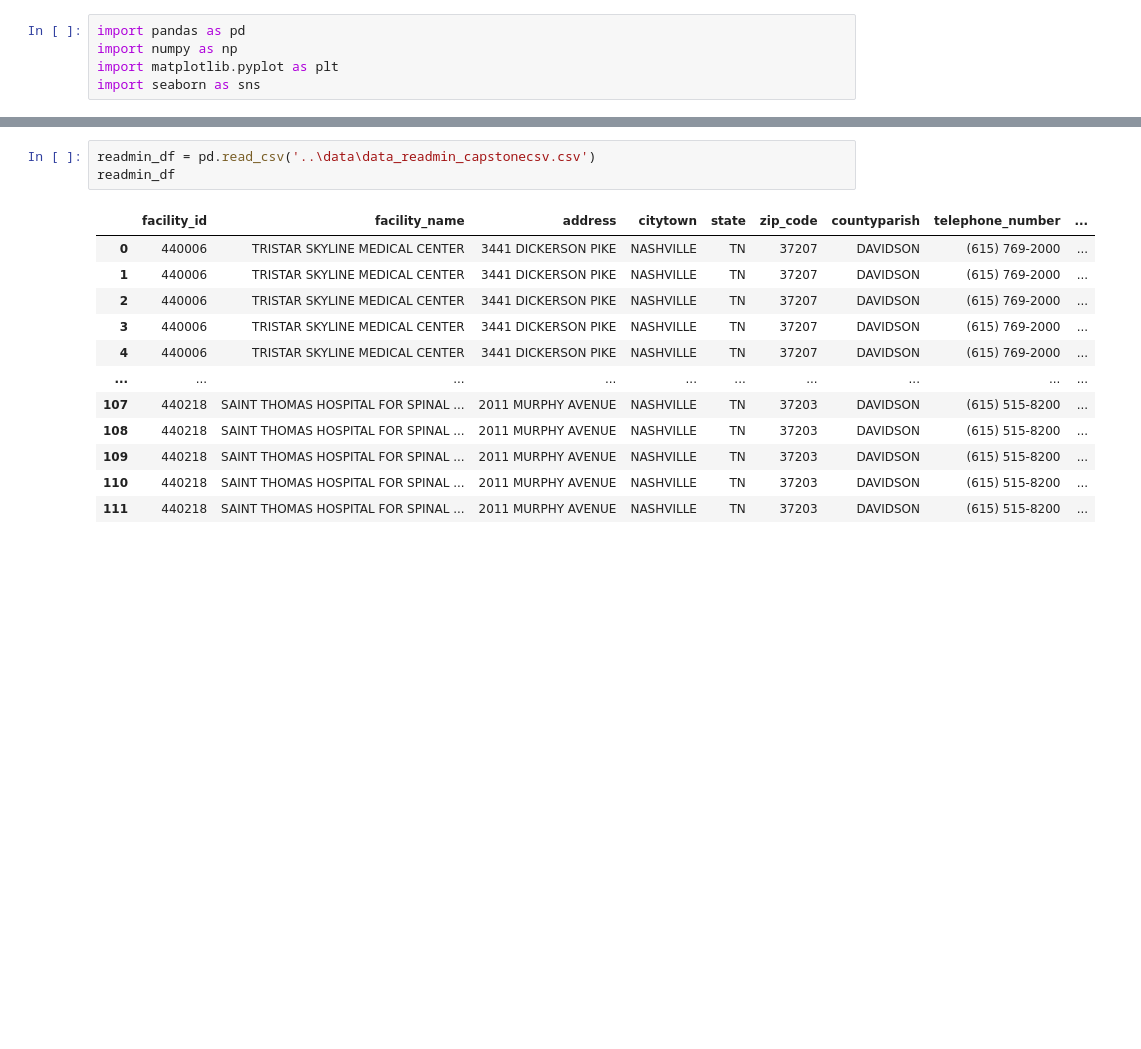
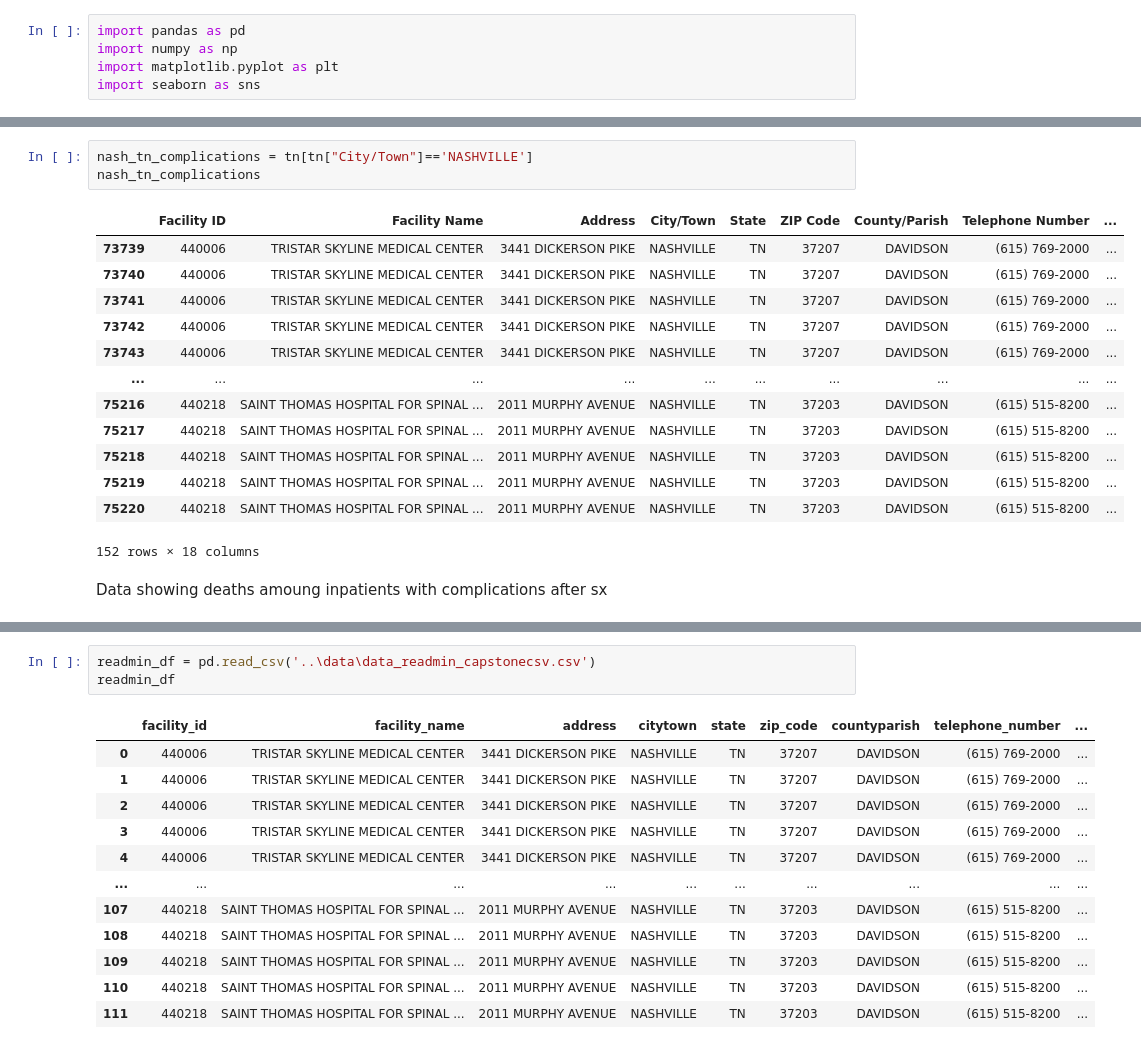
Before and after one commit to hlawson220/capstone_DA9_hlawson, a Jupyter notebook: notebook/capstone_data.ipynb, the cells around one changed output, grey strips where cells are left out. Saved outputs shown, nothing was run; the diff lists cells and outputs as text; blank space fills up the shorter version.

Commit message:
explore data

```diff
--- a/notebook/capstone_data.ipynb
+++ b/notebook/capstone_data.ipynb
@@ -22,0 +40,19 @@ complications_df
+# %%
+nash_tn_complications = tn[tn["City/Town"]=='NASHVILLE']
+nash_tn_complications
+# %% [output]
+|  | Facility ID | Facility Name | Address | City/Town | State | ZIP Code | County/Parish | Telephone Number | ... |
+| 73739 | 440006 | TRISTAR SKYLINE MEDICAL CENTER | 3441 DICKERSON PIKE | NASHVILLE | TN | 37207 | DAVIDSON | (615) 769-2000 | ... |
+| 73740 | 440006 | TRISTAR SKYLINE MEDICAL CENTER | 3441 DICKERSON PIKE | NASHVILLE | TN | 37207 | DAVIDSON | (615) 769-2000 | ... |
+| 73741 | 440006 | TRISTAR SKYLINE MEDICAL CENTER | 3441 DICKERSON PIKE | NASHVILLE | TN | 37207 | DAVIDSON | (615) 769-2000 | ... |
+| 73742 | 440006 | TRISTAR SKYLINE MEDICAL CENTER | 3441 DICKERSON PIKE | NASHVILLE | TN | 37207 | DAVIDSON | (615) 769-2000 | ... |
+| 73743 | 440006 | TRISTAR SKYLINE MEDICAL CENTER | 3441 DICKERSON PIKE | NASHVILLE | TN | 37207 | DAVIDSON | (615) 769-2000 | ... |
+| ... | ... | ... | ... | ... | ... | ... | ... | ... | ... |
+| 75216 | 440218 | SAINT THOMAS HOSPITAL FOR SPINAL ... | 2011 MURPHY AVENUE | NASHVILLE | TN | 37203 | DAVIDSON | (615) 515-8200 | ... |
+| 75217 | 440218 | SAINT THOMAS HOSPITAL FOR SPINAL ... | 2011 MURPHY AVENUE | NASHVILLE | TN | 37203 | DAVIDSON | (615) 515-8200 | ... |
+| 75218 | 440218 | SAINT THOMAS HOSPITAL FOR SPINAL ... | 2011 MURPHY AVENUE | NASHVILLE | TN | 37203 | DAVIDSON | (615) 515-8200 | ... |
+| 75219 | 440218 | SAINT THOMAS HOSPITAL FOR SPINAL ... | 2011 MURPHY AVENUE | NASHVILLE | TN | 37203 | DAVIDSON | (615) 515-8200 | ... |
+| 75220 | 440218 | SAINT THOMAS HOSPITAL FOR SPINAL ... | 2011 MURPHY AVENUE | NASHVILLE | TN | 37203 | DAVIDSON | (615) 515-8200 | ... |
+152 rows × 18 columns
+# %% [markdown]
+Data showing deaths amoung inpatients with complications after sx
```
Also changed, not shown: parts of 43 cells of this notebook, 2 other files.
